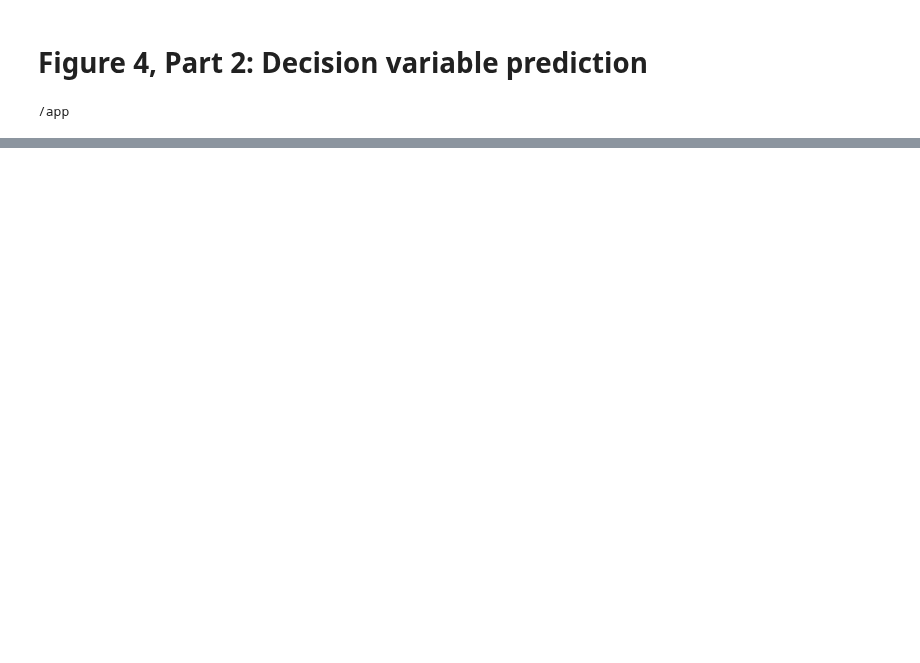
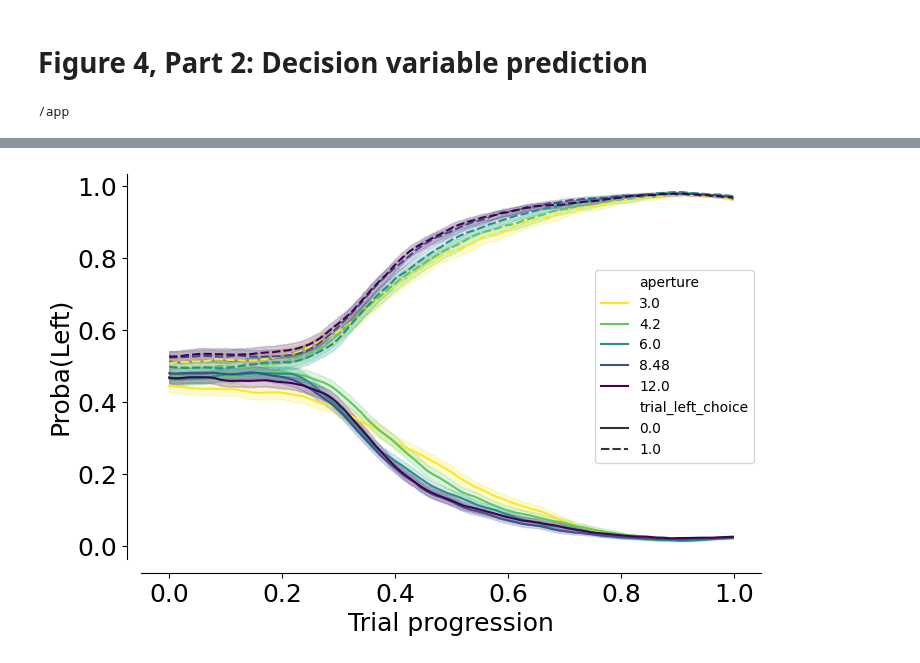
Before and after one commit to MMathisLab/FreelyMovingVR4Mice, a Jupyter notebook: dj_pipeline/notebooks/Paper_figures/Figure4F-G.ipynb, the cells around one changed output, grey strips where cells are left out. Drawn from its saved outputs; the diff is of its cells as text; code cells hidden in the pictures; blank space fills up the shorter version.

```diff
--- a/dj_pipeline/notebooks/Paper_figures/Figure4F-G.ipynb
+++ b/dj_pipeline/notebooks/Paper_figures/Figure4F-G.ipynb
@@ -201,3 +189,20 @@ plt.savefig(save_fig_path + "multi_occluder_model_logits.svg", transparent=False
+# %%
+fig, ax = plt.subplots(1, 1, figsize=(8, 5))
+sns.lineplot(
+        data=df_model,
+        x="trial_length",
+        y="proba_left",
+        hue="aperture",
+        style="trial_left_choice",
+        palette= plotting.colors_multi_aperture,
+        sort=False, alpha=1, ax=ax
+    )
+ax.set_ylabel("Proba(Left)")
+ax.set_xlabel("Trial progression")
+sns.despine(offset = 10)
+plt.savefig(save_fig_path + "multi_dynamic_decision_variable_mean.svg", transparent=True)
+# %% [output]
+[figure, added]
 # %%
 fig, ax = plt.subplots(1, 1, figsize=(8, 5))
 
```
Also changed, not shown: parts of 12 cells of this notebook.
